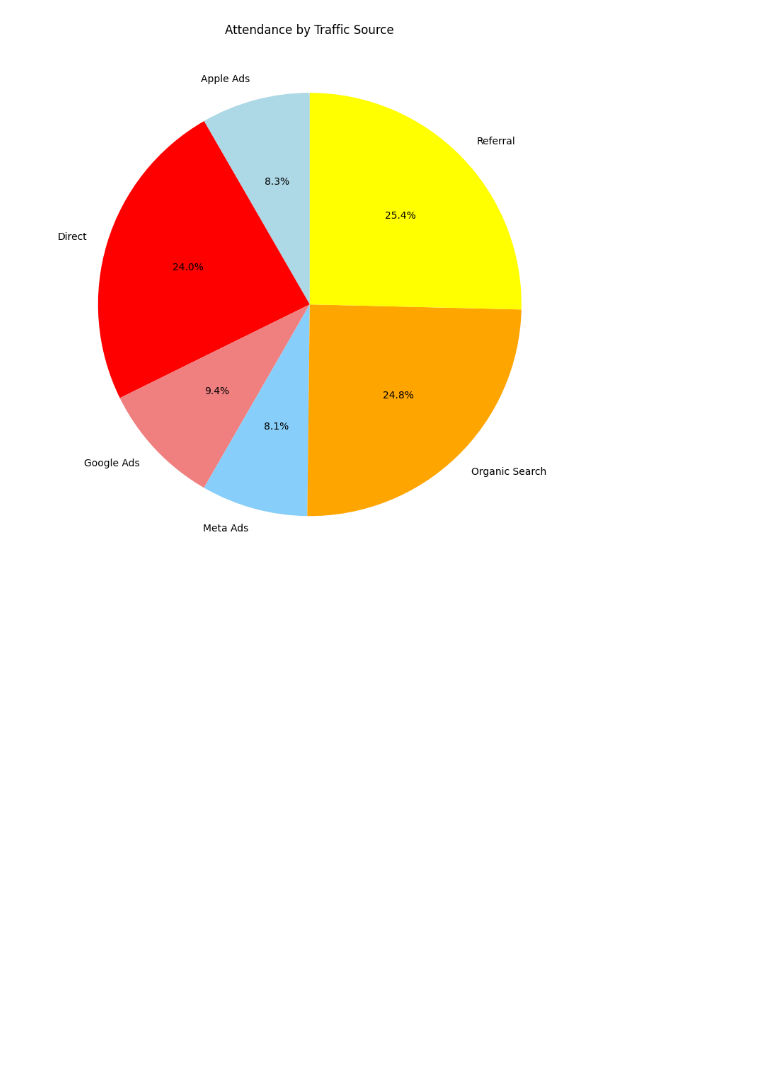
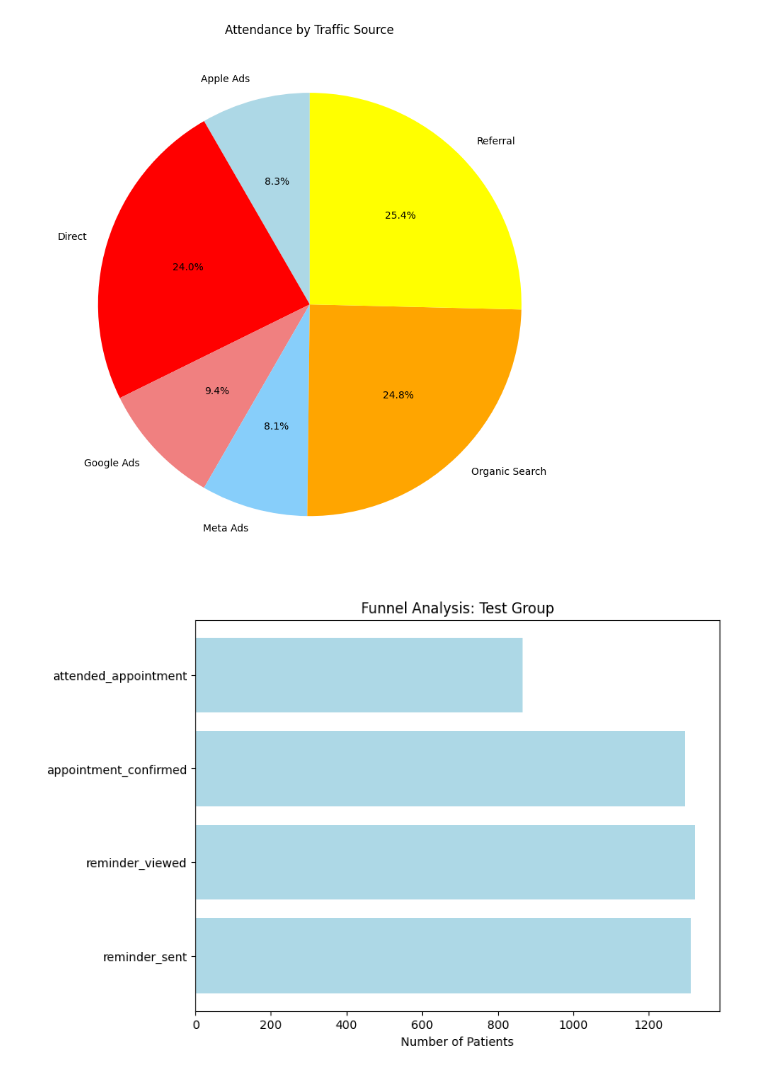
Before and after one commit to Ismat-Samadov/kyla_ProductAnalyst, a Jupyter notebook: task.ipynb, the cells around one changed output. Saved outputs shown, nothing was run; the diff lists cells and outputs as text; code cells hidden in the pictures; blank space fills up the shorter version.

```diff
--- a/task.ipynb
+++ b/task.ipynb
@@ -538,3 +540,19 @@ plt.tight_layout()
 plt.show()
 # %% [output]
 [figure]
+# %%
+funnel = merged_data[merged_data['group'] == 'Test']
+funnel_stages = funnel['event_name'].value_counts()
+
+# Plot funnel
+import matplotlib.pyplot as plt
+stages = ['reminder_sent', 'reminder_viewed', 'appointment_confirmed', 'attended_appointment']
+values = [funnel_stages[stage] if stage in funnel_stages else 0 for stage in stages]
+
+plt.figure(figsize=(8, 6))
+plt.barh(stages, values, color='lightblue')
+plt.xlabel('Number of Patients')
+plt.title('Funnel Analysis: Test Group')
+plt.show()
+# %% [output]
+[figure, added]
```
Also changed, not shown: parts of 6 cells of this notebook.
